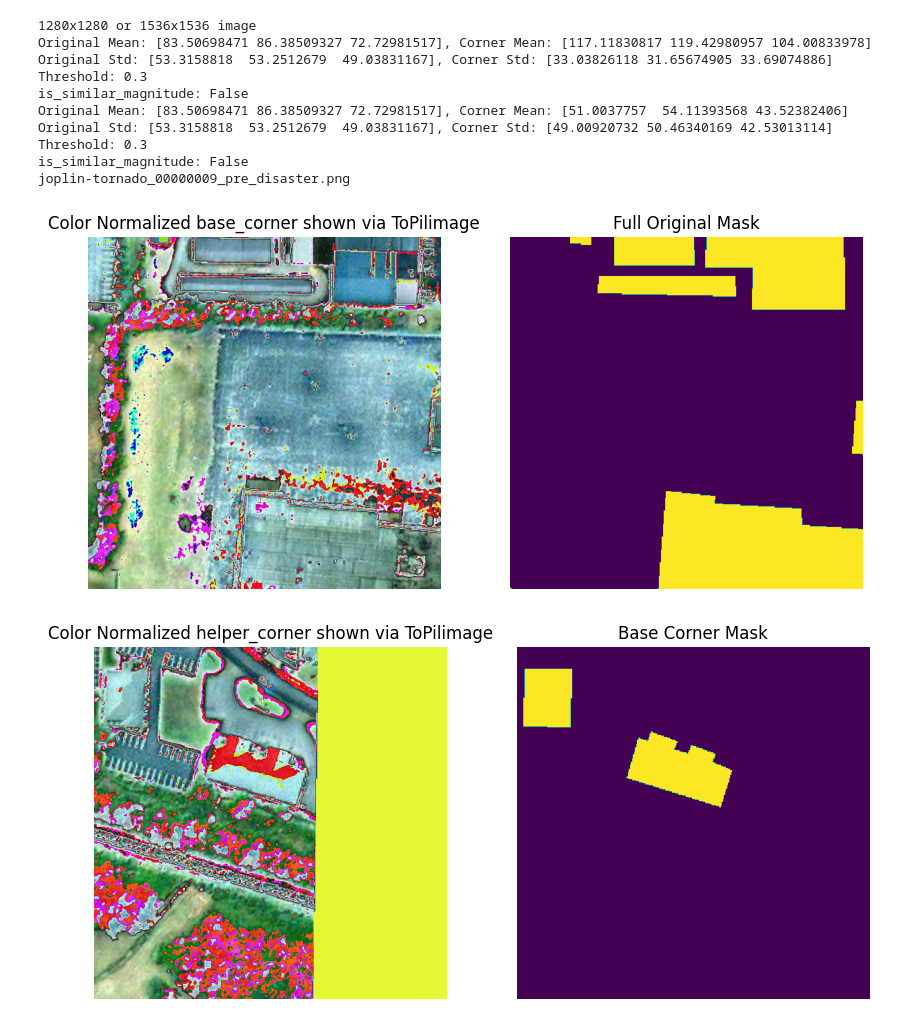
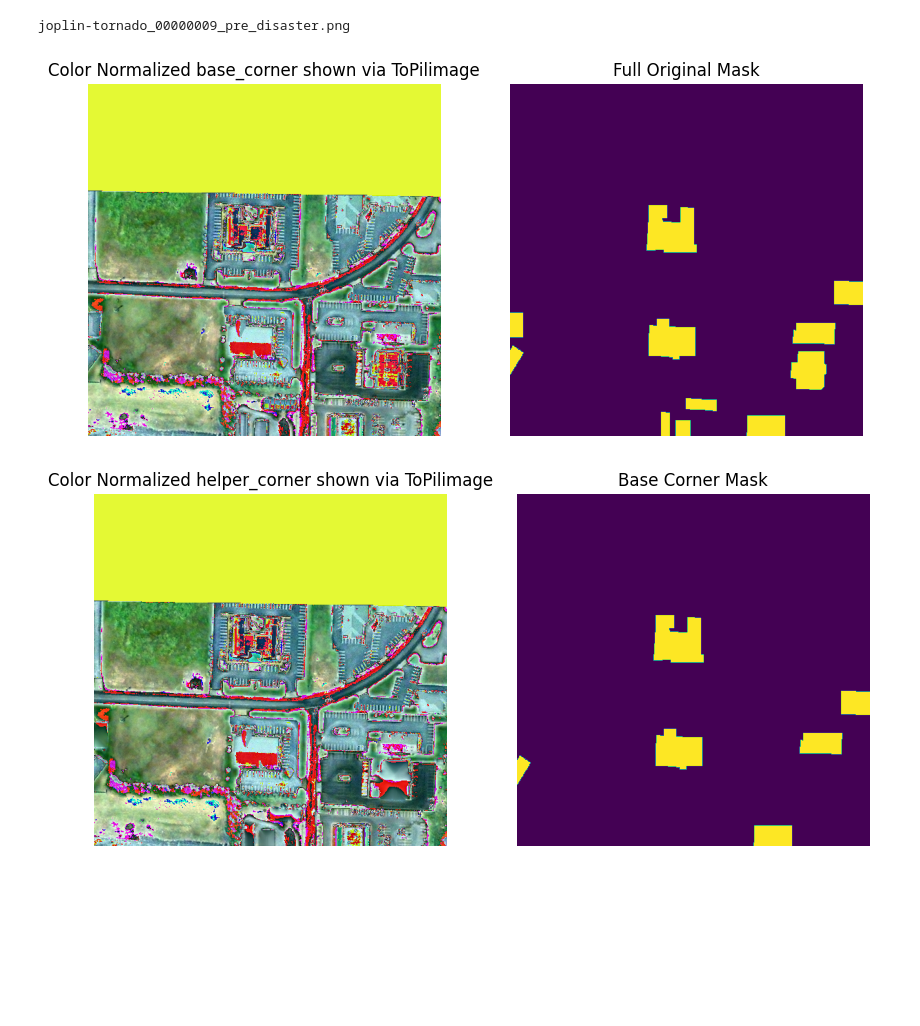
Before and after one commit to kentookuyama/bachelor-thesis, a Jupyter notebook: self-pair-strategy-testing.ipynb, the cells around one changed output. Cells and saved outputs as stored; diff of their text form; code cells hidden in the pictures; blank space fills up the shorter version.

```diff
--- a/self-pair-strategy-testing.ipynb
+++ b/self-pair-strategy-testing.ipynb
@@ -27,8 +27,8 @@ target_dir=("./xview2/tier3/targets", "./xview2/train/targets")
 
 strategies = dict(
                 random_crop=True,
-                semantic_label_inpainting_pair=False,
-                semantic_label_copy_paste_pair=False,
+                semantic_label_inpainting_pair=True,
+                semantic_label_copy_paste_pair=True,
             )
 
 print(f"strategies used {strategies}")
@@ -196,15 +187,6 @@ joplin-tornado_00000009_pre_disaster.png
-1280x1280 or 1536x1536 image
-Original Mean: [83.50698471 86.38509327 72.72981517], Corner Mean: [117.11830817 119.42980957 104.00833978]
-Original Std: [53.3158818  53.2512679  49.03831167], Corner Std: [33.03826118 31.65674905 33.69074886]
-Threshold: 0.3
-is_similar_magnitude: False
-Original Mean: [83.50698471 86.38509327 72.72981517], Corner Mean: [51.0037757  54.11393568 43.52382406]
-Original Std: [53.3158818  53.2512679  49.03831167], Corner Std: [49.00920732 50.46340169 42.53013114]
-Threshold: 0.3
-is_similar_magnitude: False
 joplin-tornado_00000009_pre_disaster.png
-[figure, old version]
+[figure, new version]
-[figure, old version]
+[figure, new version]
 # %%
 import glob
 import os
```
Also changed, not shown: parts of 3 cells of this notebook, 5 other files.
